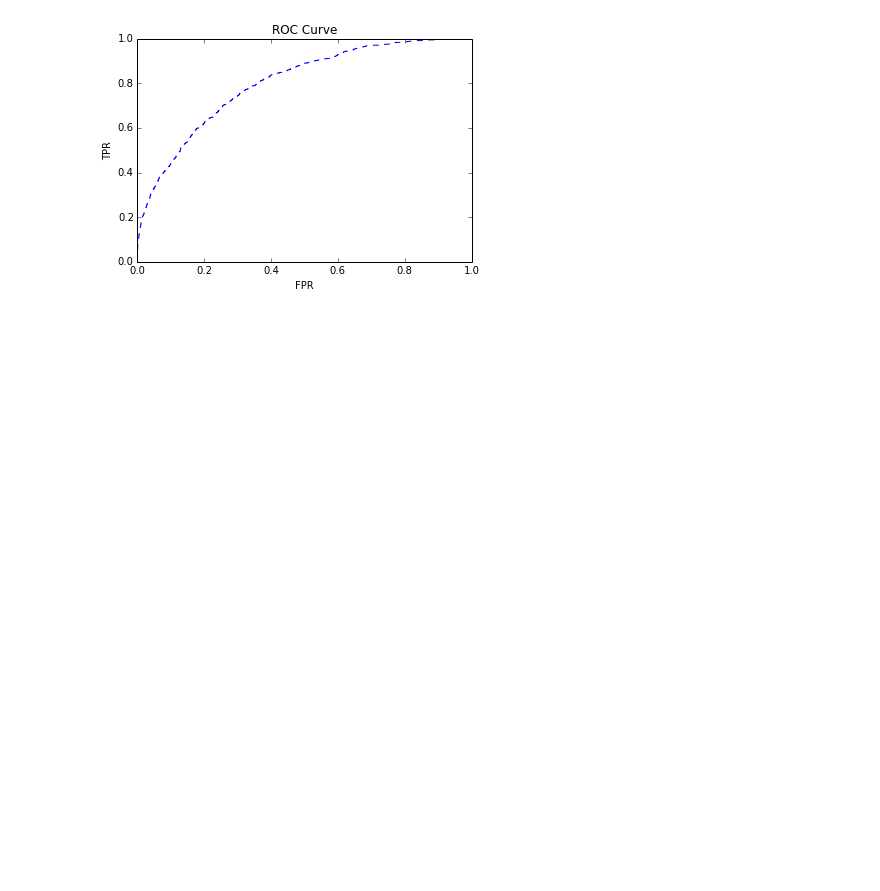
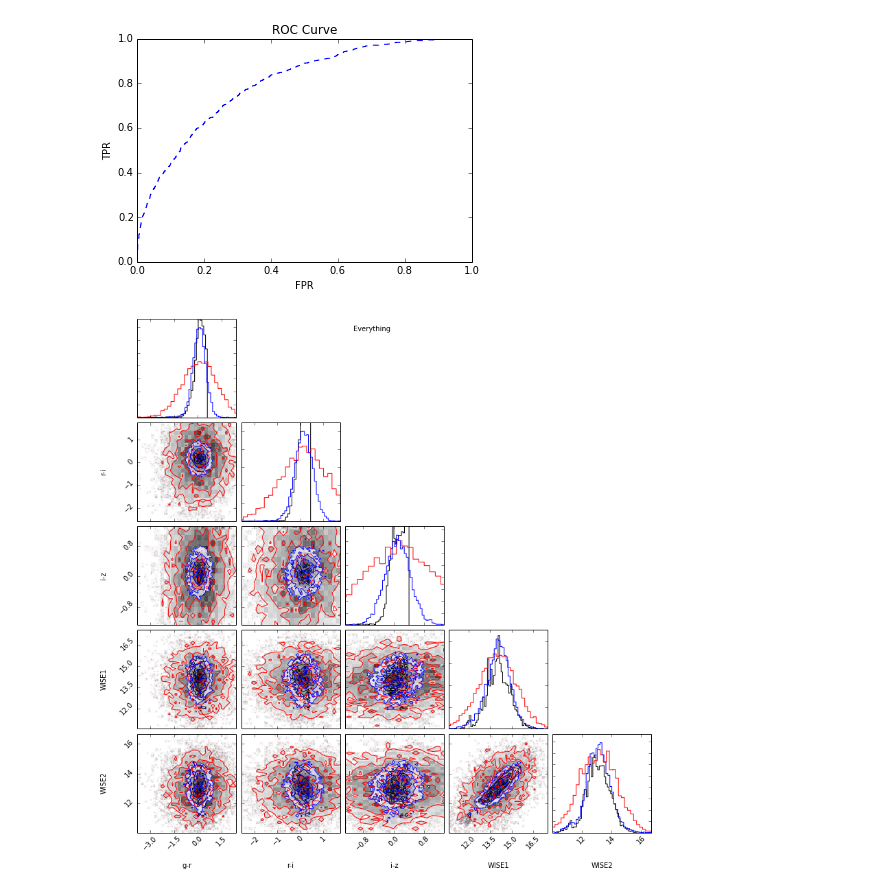
Before and after one commit to drphilmarshall/PS1QLS, a Jupyter notebook: PROJECTS/SDSS/OOP_Classifier.ipynb, the cells around one changed output. Cells and saved outputs as stored; diff of their text form; code cells hidden in the pictures; blank space fills up the shorter version.

Commit message:
actually add plot

```diff
--- a/PROJECTS/SDSS/OOP_Classifier.ipynb
+++ b/PROJECTS/SDSS/OOP_Classifier.ipynb
@@ -194,4 +195,7 @@ XD.make_roc(truth)
     (7.3 sec)
 [figure]
 # %%
-ds.resample_from(XD.lQSO_model,XD.dud_model)
+ds.resample_from(XD)
+ds.plot()
+# %% [output]
+[figure, added]
```
Also changed, not shown: parts of 1 cell of this notebook.
